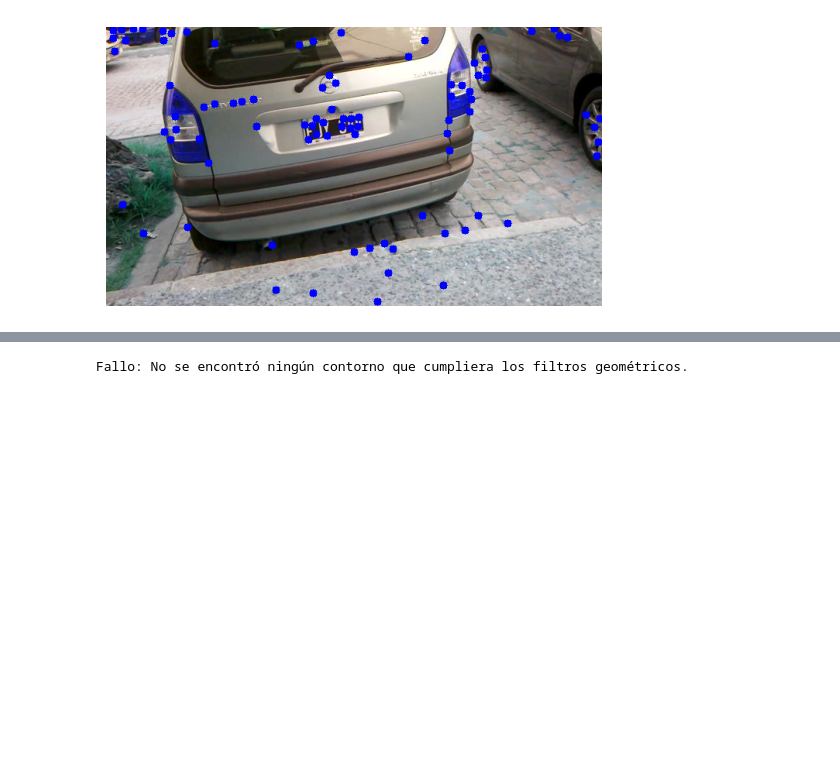
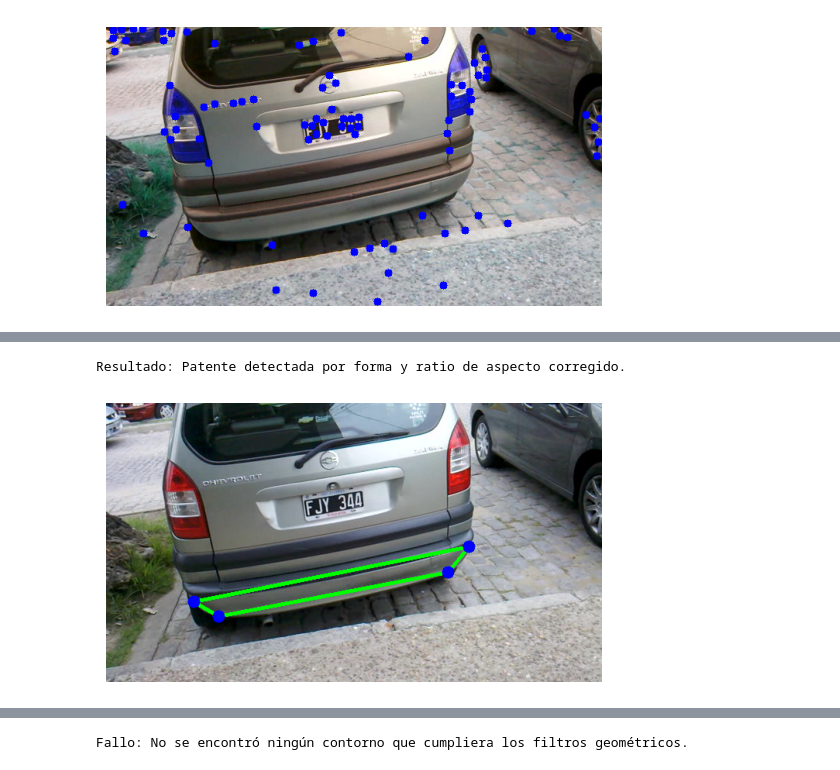
Before and after one commit to maxiromano/tp2_pdi_Molina_Romano, a Jupyter notebook: parte2.ipynb, the cells around one changed output, grey strips where cells are left out. Drawn from its saved outputs; the diff is of its cells as text; code cells hidden in the pictures; blank space fills up the shorter version.

```diff
--- a/parte2.ipynb
+++ b/parte2.ipynb
@@ -101,0 +98,70 @@ Resultado: Patente detectada por forma de contorno.
+# %%
+
+
+def detectar_patente_corregido_v3(ruta_imagen):
+    img = cv2.imread(ruta_imagen)
+    if img is None:
+        print(f"Error: No se pudo cargar la imagen en la ruta: {ruta_imagen}")
+        return
+
+    gray = cv2.cvtColor(img, cv2.COLOR_BGR2GRAY)
+    filtered = cv2.bilateralFilter(gray, 11, 17, 17)
+    edged = cv2.Canny(filtered, 30, 200)
+    kernel = np.ones((5, 5), np.uint8)
+    clausura = cv2.morphologyEx(edged, cv2.MORPH_CLOSE, kernel)
+
+    contours, _ = cv2.findContours(clausura.copy(), cv2.RETR_TREE, cv2.CHAIN_APPROX_SIMPLE)
+    contours = sorted(contours, key=cv2.contourArea, reverse=True)
+
+    patente_contorno = None
+
+    for c in contours:
+
+        area = cv2.contourArea(c)
+
+        # 1. Area Filter: Tighter constraints to exclude the small sticker and huge background objects
+        # The license plate should be significantly larger than the sticker (area ~1000)
+        if area < 3000 or area > 15000:
+             continue
+
+        perimeter = cv2.arcLength(c, True)
+        approx = cv2.approxPolyDP(c, 0.02 * perimeter, True)
+
+        if len(approx) == 4:
+            x, y, w, h = cv2.boundingRect(approx)
+            aspect_ratio = w / float(h)
+
+            # 2. Aspect Ratio Filter: MUST allow ratios greater than 3.0 for the long plate
+            # Recommended range: 2.5 (to exclude squares) up to 4.5 (to include wide plates)
+            if 2.5 <= aspect_ratio <= 4.5:
+                patente_contorno = approx
+                break
+
+    if patente_contorno is not None:
+        img_final = img.copy()
+        # Crop to the plate bounding box for better visualization (optional)
+        x, y, w, h = cv2.boundingRect(patente_contorno)
+        # Add padding to the crop
+        padding = 10
+        crop = img_final[max(0, y - padding):y + h + padding, max(0, x - padding):x + w + padding]
+
+        # Redraw contours on the cropped image (adjust coordinates if needed, but not strictly necessary for detection)
+        cv2.drawContours(img_final, [patente_contorno], -1, (0, 255, 0), 3)
+        print("Resultado: Patente detectada por forma y ratio de aspecto corregido.")
+
+        for point in patente_contorno:
+             x_p, y_p = point[0]
+             cv2.circle(img_final, (x_p, y_p), 8, (255, 0, 0), -1)
+    else:
+        img_final = img
+        print("Fallo: No se encontró un contorno rectangular con el ratio esperado.")
+
+    # Display image in RGB format for Matplotlib
+    plt.imshow(cv2.cvtColor(img_final, cv2.COLOR_BGR2RGB))
+    plt.axis('off')
+    plt.show()
+
+detectar_patente_corregido_v3('img/img05.png')
+# %% [output]
+Resultado: Patente detectada por forma y ratio de aspecto corregido.
+[figure, added]
```
Also changed, not shown: parts of 2 cells of this notebook, 1 other file.
